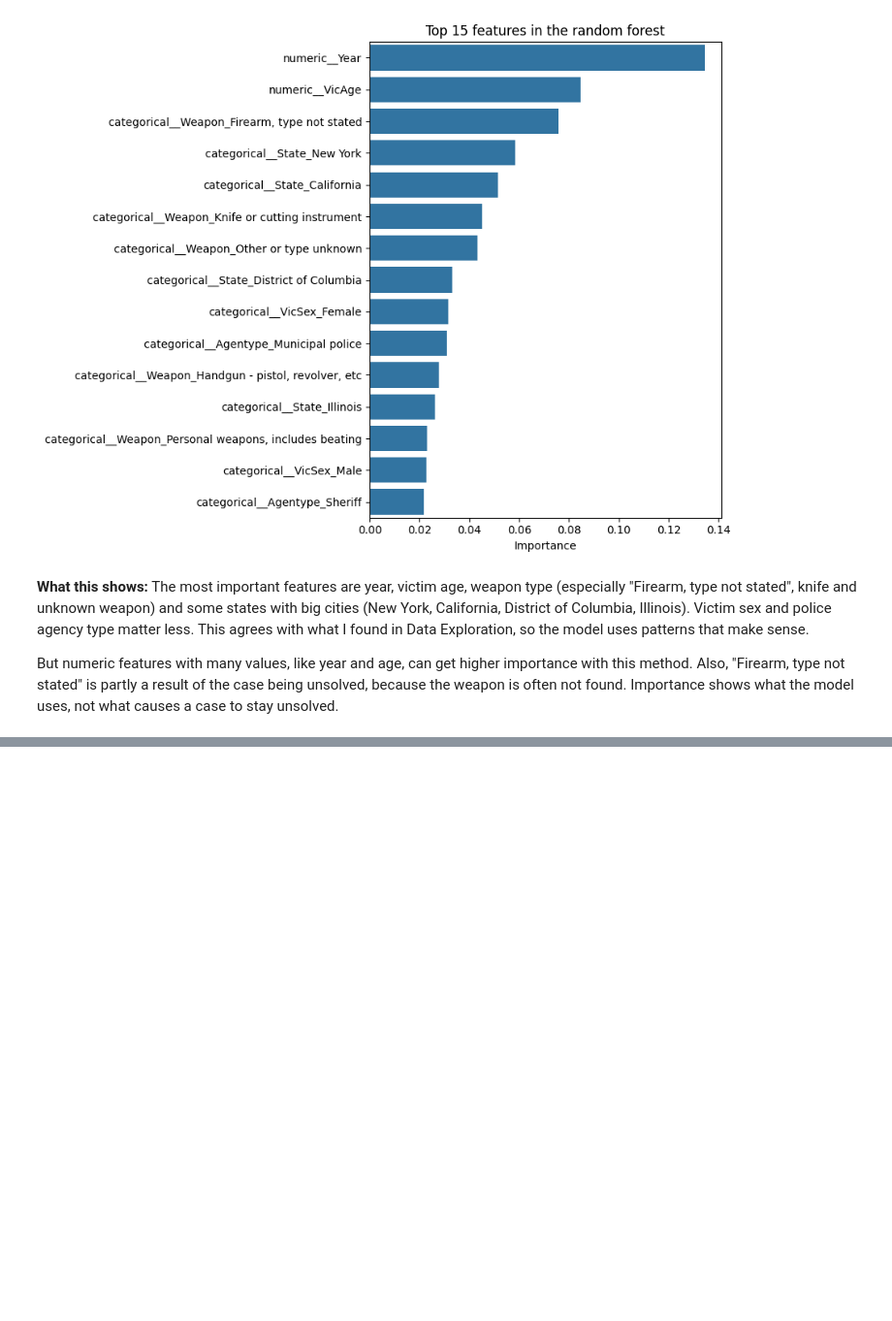
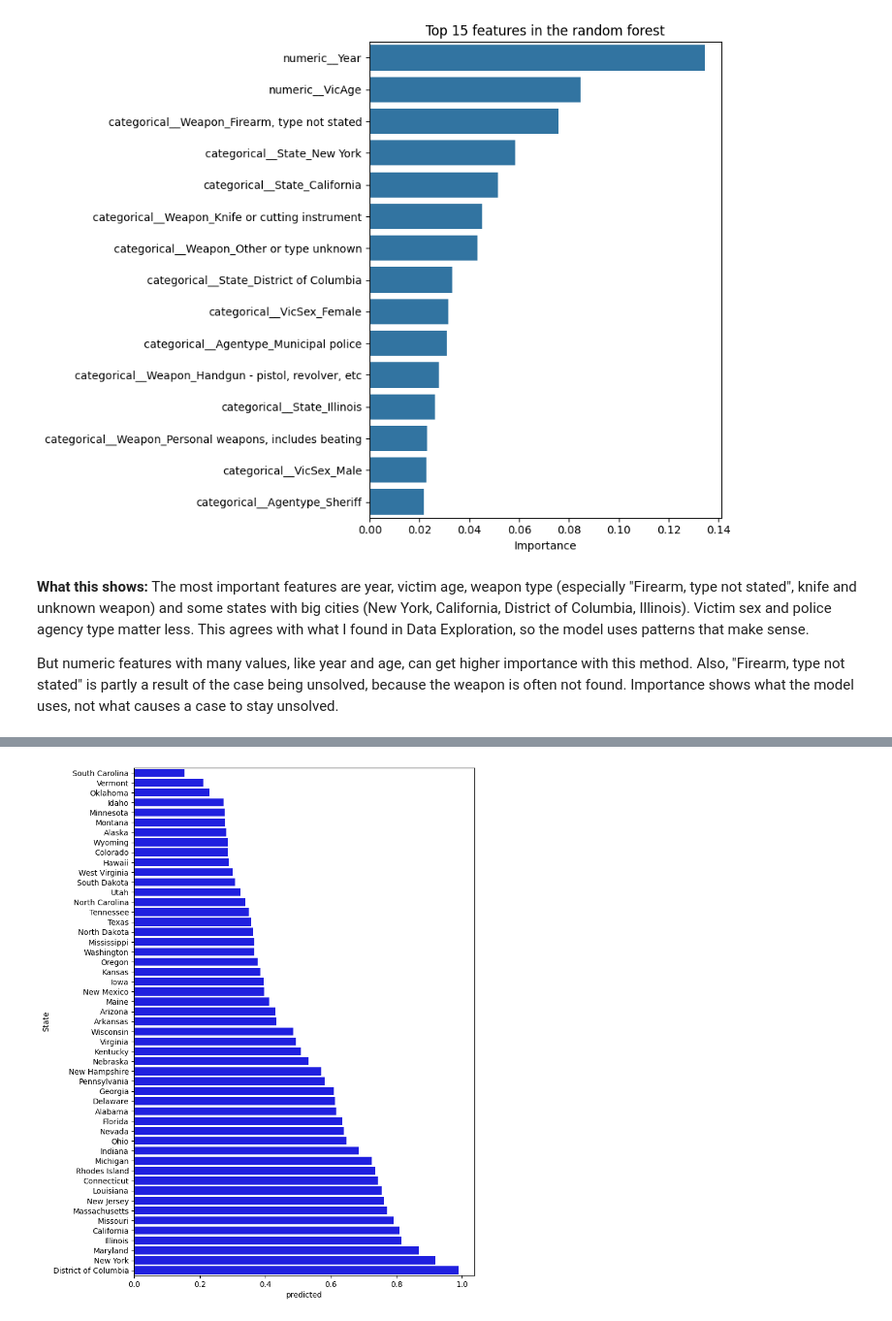
Before and after one commit to Anastasiia-hub0/unsolved-homicides-analysis, a Jupyter notebook: unsolved_homicides_analysis.ipynb, the cells around one changed output, grey strips where cells are left out. Shown at 97% size. Drawn from its saved outputs; the diff is of its cells as text; code cells hidden in the pictures; blank space fills up the shorter version.

```diff
--- a/unsolved_homicides_analysis.ipynb
+++ b/unsolved_homicides_analysis.ipynb
@@ -1109,0 +1133,12 @@ But numeric features with many values, like year and age, can get higher importa
+# %%
+recall_by_state = (
+    unsolved_test.groupby("State")
+    .agg({"predicted": "mean"})
+    .sort_values(by="predicted")
+    .reset_index()
+)
+
+plt.figure(figsize=(8, 12))
+sns.barplot(x="predicted", y="State", data=recall_by_state, color="b");
+# %% [output]
+[figure, added]
```
Also changed, not shown: parts of 4 cells of this notebook.
